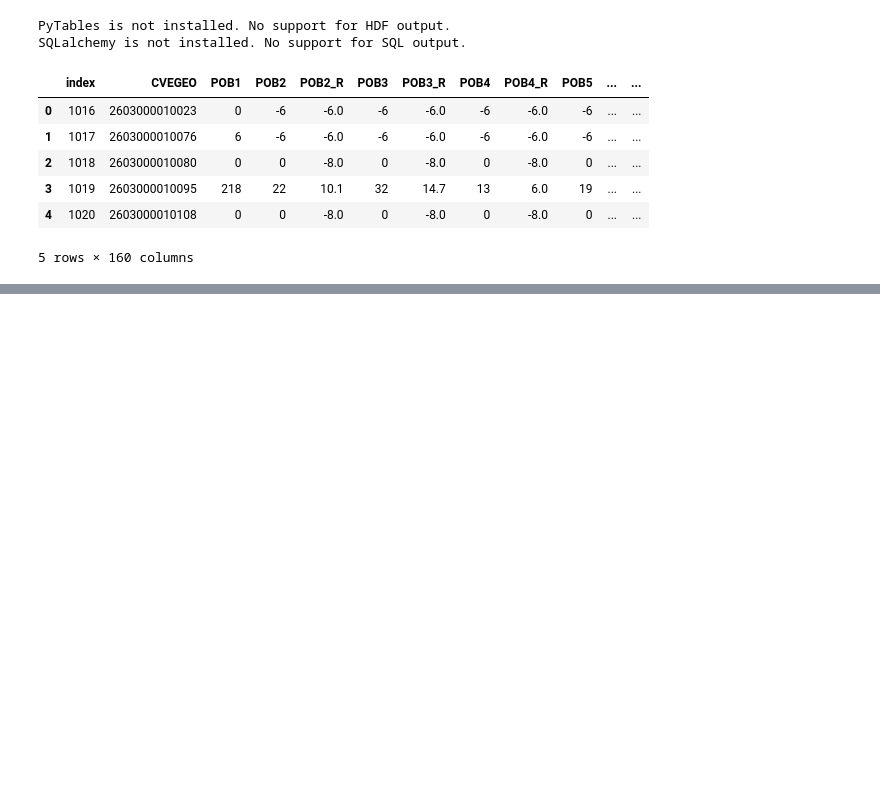
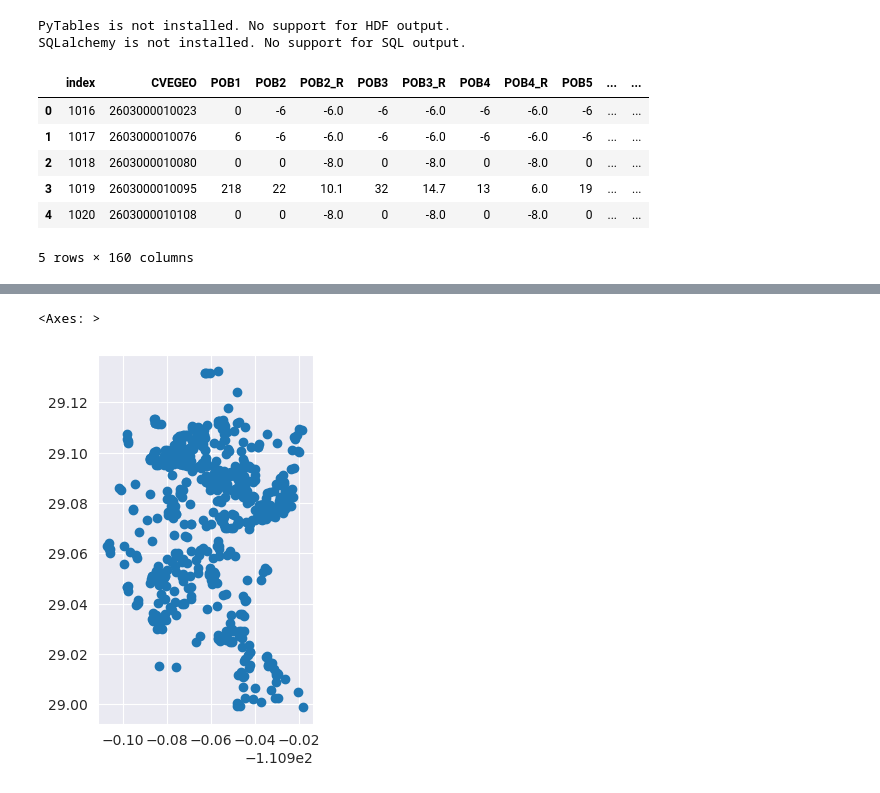
Before and after one commit to MaAnCoSa/fd_fhd_hmo_2010, a Jupyter notebook: 00_analysis_population.ipynb, the cells around one changed output, grey strips where cells are left out. Saved outputs shown, nothing was run; the diff lists cells and outputs as text; code cells hidden in the pictures; blank space fills up the shorter version.

```diff
--- a/00_analysis_population.ipynb
+++ b/00_analysis_population.ipynb
@@ -130,0 +118,3 @@ Length: 160, dtype: int64
+# %%
+gdf["cluster"] = kmeans.labels_
+gdf
@@ -130,0 +135,10 @@ Length: 160, dtype: int64
+# %%
+gdf_cluster_0 = gdf[gdf["cluster"] == 0]
+gdf_cluster_1 = gdf[gdf["cluster"] == 1]
+gdf_cluster_2 = gdf[gdf["cluster"] == 2]
+gdf_cluster_3 = gdf[gdf["cluster"] == 3]
+# %%
+gdf_cluster_0.plot()
+# %% [output]
+<Axes: >
+[figure, added]
```
Also changed, not shown: parts of 21 cells of this notebook, 1 other file.
